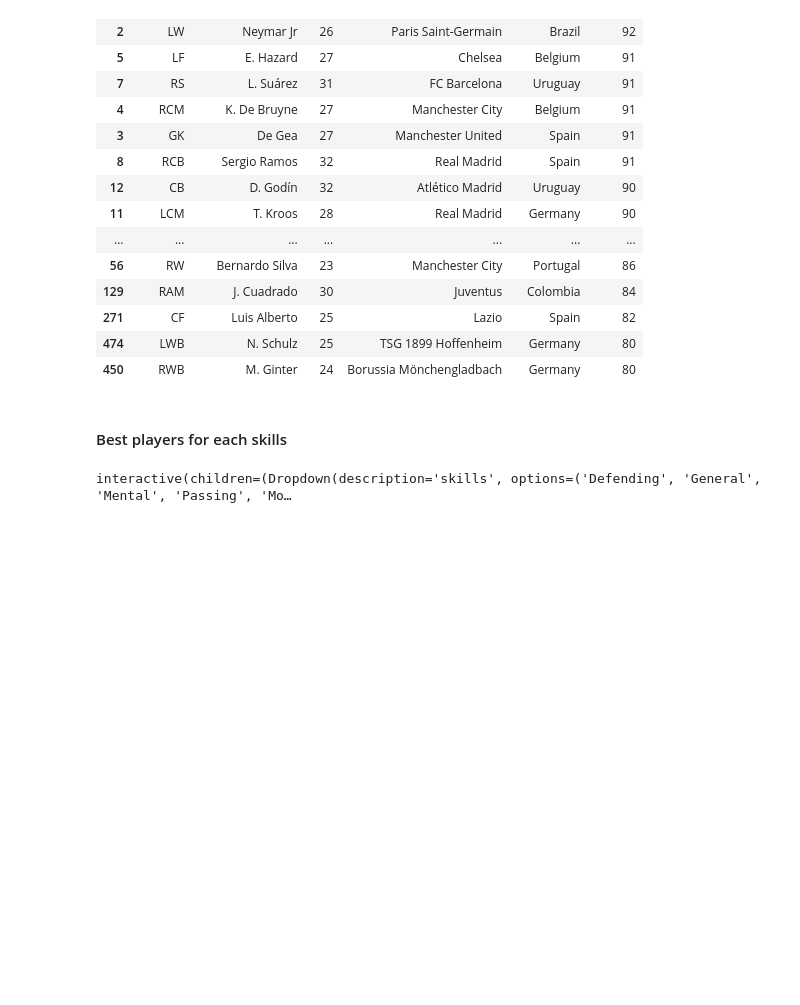
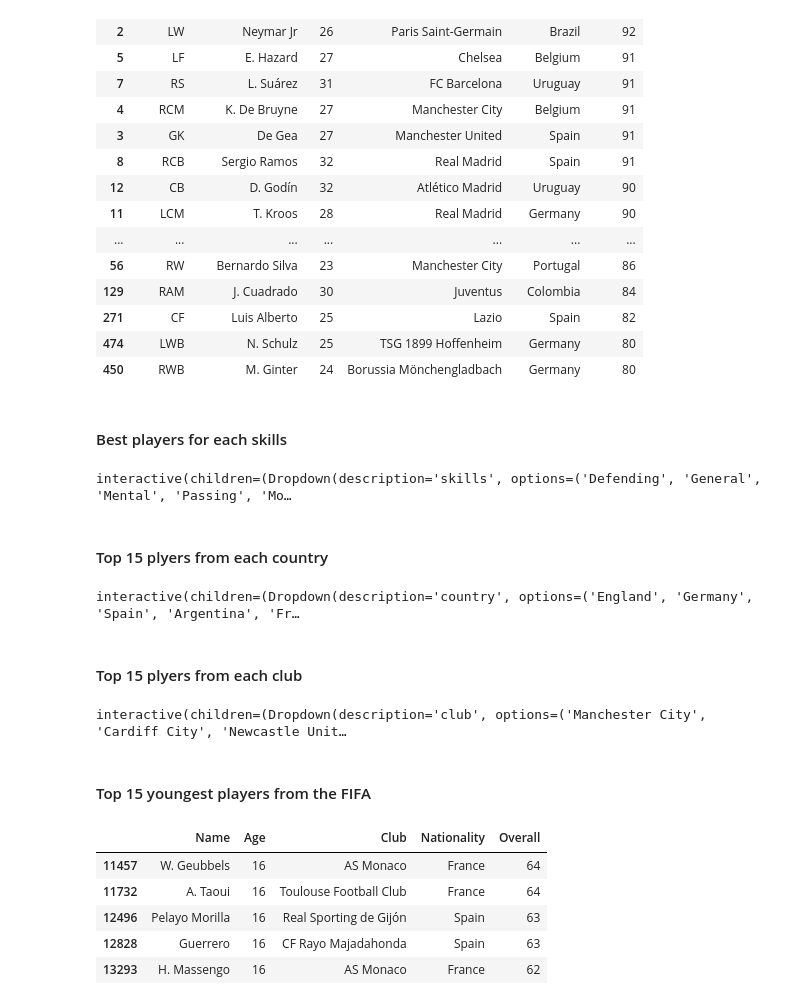
Before and after one commit to i11exx/fifa_2019_analysis, a Jupyter notebook: fifa.ipynb, the cells around one changed output. Drawn from its saved outputs; the diff is of its cells as text; code cells hidden in the pictures; blank space fills up the shorter version.

```diff
--- a/fifa.ipynb
+++ b/fifa.ipynb
@@ -579,3 +578,36 @@ def skill(skills=['Defending', 'General', 'Mental', 'Passing', 'Mobility', 'Powe
     return data[data[skills] > score][['Name', 'Nationality', 'Club', 'Overall', skills]].sort_values(by=skills, ascending=False).head(20).style.background_gradient(cmap='Blues')
 # %% [output]
 interactive(children=(Dropdown(description='skills', options=('Defending', 'General', 'Mental', 'Passing', 'Mo…
+# %% [markdown]
+#### Top 15 plyers from each country
+# %%
+# Make an interative function for getting a report of top 15 players country wise
+@interact
+def country(country=list(data['Nationality'].value_counts().index)):
+    return data[data['Nationality'] == country][['Name', 'Position', 'Overall', 'Potential']].sort_values(by='Overall', ascending=False).head(15).style.background_gradient(cmap='magma')
+# %% [output]
+interactive(children=(Dropdown(description='country', options=('England', 'Germany', 'Spain', 'Argentina', 'Fr…
+# %% [markdown]
+#### Top 15 plyers from each club
+# %%
+# Make an interactive function for getting the list of top 15 players from each of the club
+@interact
+def club(club=list(data['Club'].value_counts().index[1:])):
+    return data[data['Club'] == club][['Name', 'Jersey Number', 'Position', 'Overall', 'Nationality', 'Age', 'Wage', 'Value', 'Contract Valid Until']].sort_values(by='Overall', ascending=False).head(15).style.background_gradient(cmap='inferno')
+# %% [output]
+interactive(children=(Dropdown(description='club', options=('Manchester City', 'Cardiff City', 'Newcastle Unit…
+# %% [markdown]
+#### Top 15 youngest players from the FIFA
+# %%
+# Finding top 15 youngest players from dataset
+youngest = data[data['Age'] == 16][[
+    'Name', 'Age', 'Club', 'Nationality', 'Overall']]
+youngest.sort_values(by='Overall', ascending=False).head(
+).style.background_gradient(cmap='magma')
+# %% [output]
+|  | Name | Age | Club | Nationality | Overall |
+| 11457 | W. Geubbels | 16 | AS Monaco | France | 64 |
+| 11732 | A. Taoui | 16 | Toulouse Football Club | France | 64 |
+| 12496 | Pelayo Morilla | 16 | Real Sporting de Gijón | Spain | 63 |
+| 12828 | Guerrero | 16 | CF Rayo Majadahonda | Spain | 63 |
+| 13293 | H. Massengo | 16 | AS Monaco | France | 62 |
```
Also changed, not shown: parts of 23 cells of this notebook.
